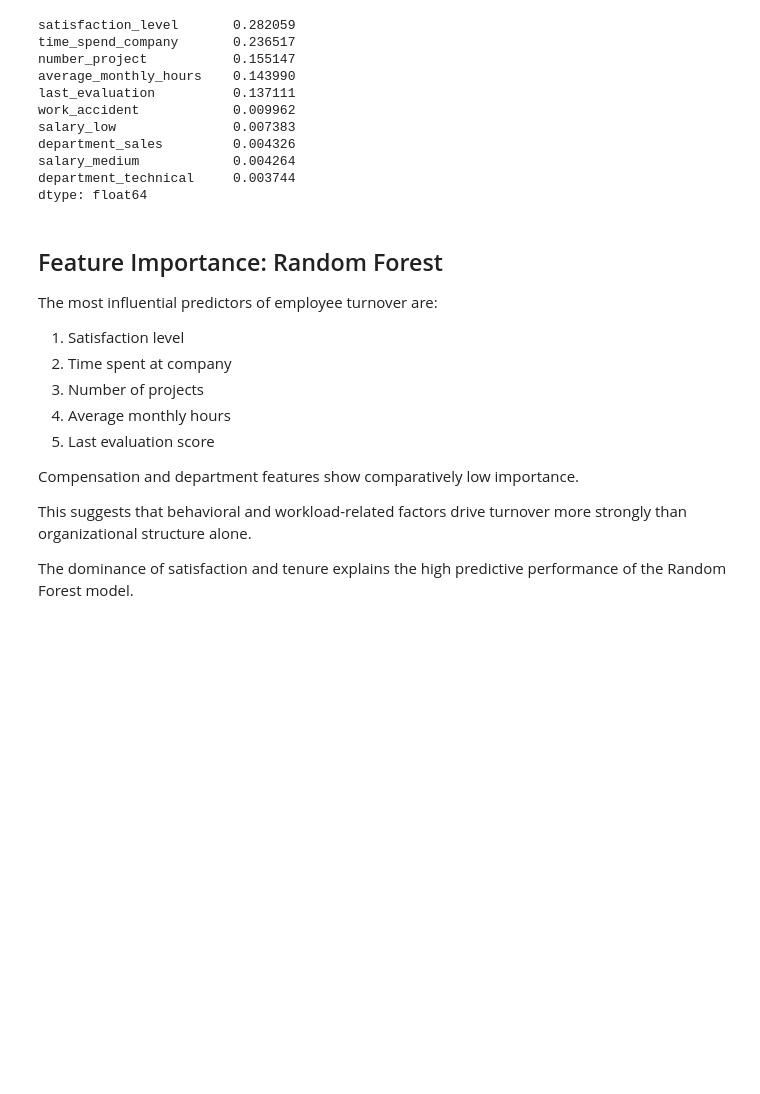
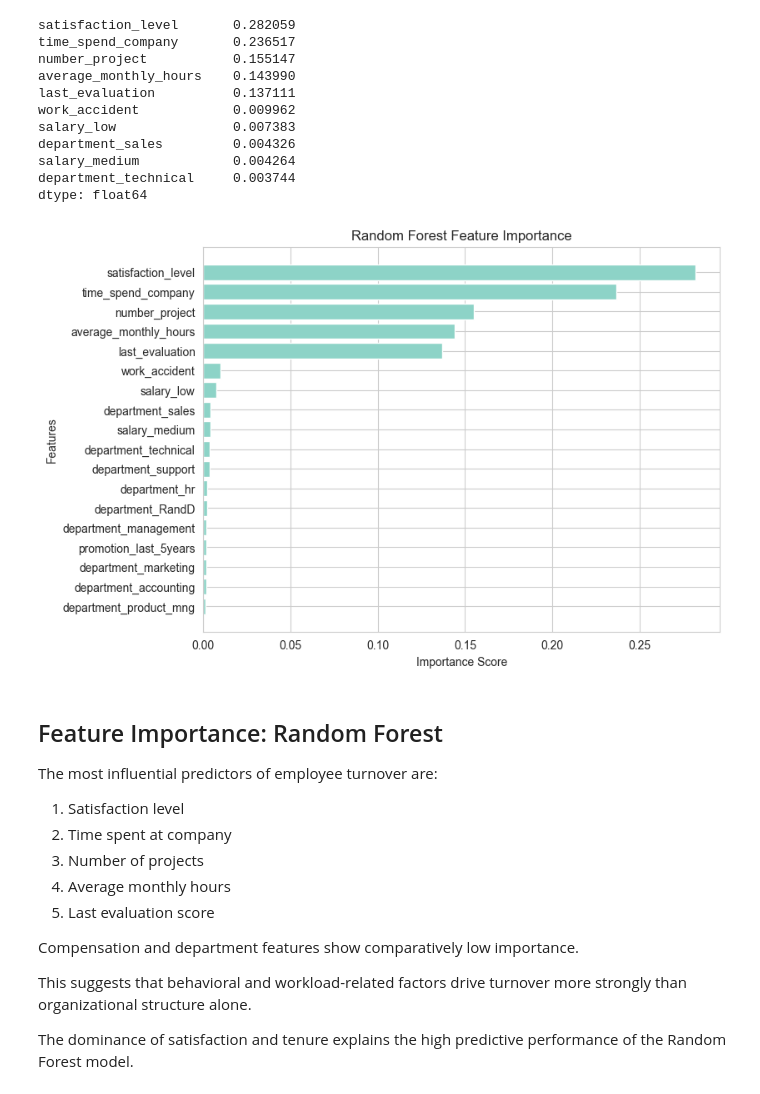
Before and after one commit to Aarushi-1604/gada-capstone-project, a Jupyter notebook: notebooks/employee_turnover_analysis.ipynb, the cells around one changed output. Drawn from its saved outputs; the diff is of its cells as text; code cells hidden in the pictures; blank space fills up the shorter version.

Commit message:
Added feature importance graph in the notebook

```diff
--- a/notebooks/employee_turnover_analysis.ipynb
+++ b/notebooks/employee_turnover_analysis.ipynb
@@ -703,6 +703,19 @@ department_sales         0.004326
 salary_medium            0.004264
 department_technical     0.003744
 dtype: float64
+# %%
+# Sorting feature importance values
+feature_importance_sorted = feature_importance.sort_values(ascending=True)
+
+# Visualizing feature importance
+plt.figure(figsize=(8,6))
+plt.barh(feature_importance_sorted.index, feature_importance_sorted.values)
+plt.title("Random Forest Feature Importance")
+plt.xlabel("Importance Score")
+plt.ylabel("Features")
+plt.show()
+# %% [output]
+[figure, added]
 # %% [markdown]
 ## Feature Importance: Random Forest
 
```
Also changed, not shown: parts of 1 cell of this notebook.
